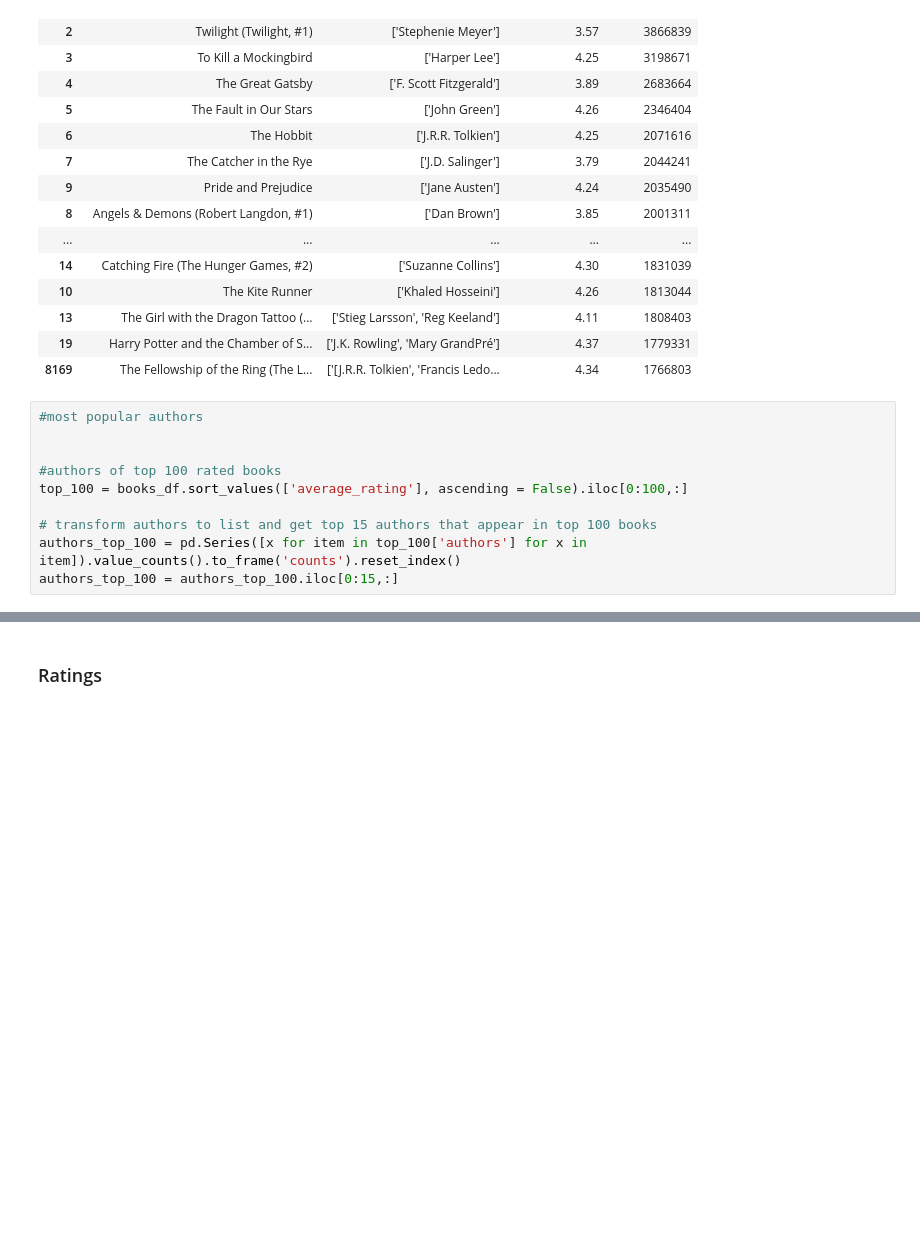
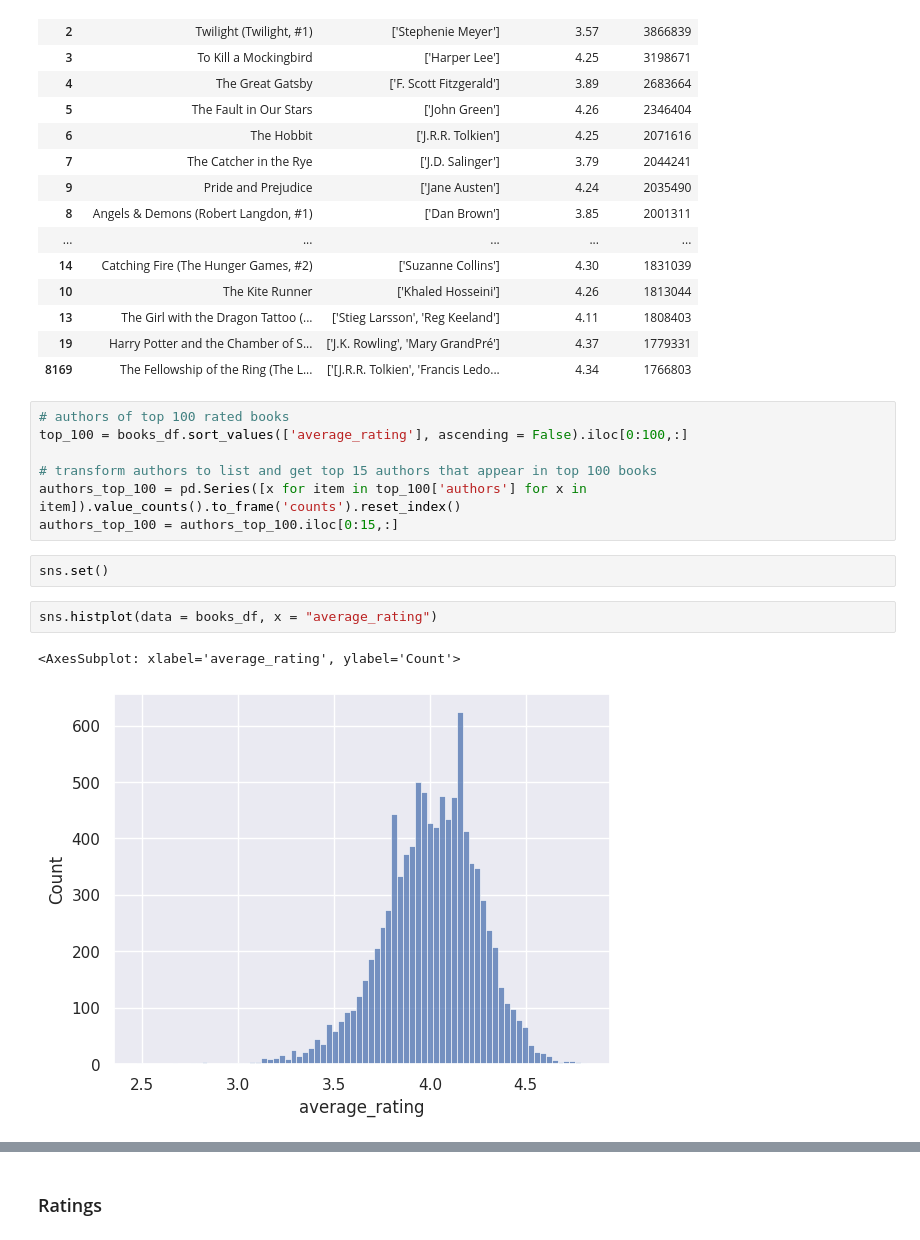
Before and after one commit to kofzera/recomender_project, a Jupyter notebook: goodreads_recommender.ipynb, the cells around one changed output, grey strips where cells are left out. Cells and saved outputs as stored; diff of their text form; blank space fills up the shorter version.

Commit message:
Initial data cleaning and EDA

```diff
--- a/goodreads_recommender.ipynb
+++ b/goodreads_recommender.ipynb
@@ -100,12 +101,16 @@ books_df.sort_values('ratings_count', ascending = False)[["title","authors","ave
 | 19 | Harry Potter and the Chamber of S... | ['J.K. Rowling', 'Mary GrandPré'] | 4.37 | 1779331 |
 | 8169 | The Fellowship of the Ring (The L... | ['[J.R.R. Tolkien', 'Francis Ledo... | 4.34 | 1766803 |
 # %%
-#most popular authors
-
-
-#authors of top 100 rated books
+# authors of top 100 rated books
 top_100 = books_df.sort_values(['average_rating'], ascending = False).iloc[0:100,:]
 
 # transform authors to list and get top 15 authors that appear in top 100 books
 authors_top_100 = pd.Series([x for item in top_100['authors'] for x in item]).value_counts().to_frame('counts').reset_index()
 authors_top_100 = authors_top_100.iloc[0:15,:]
+# %%
+sns.set()
+# %%
+sns.histplot(data = books_df, x = "average_rating")
+# %% [output]
+<AxesSubplot: xlabel='average_rating', ylabel='Count'>
+[figure, added]
```
Also changed, not shown: parts of 8 cells of this notebook.
